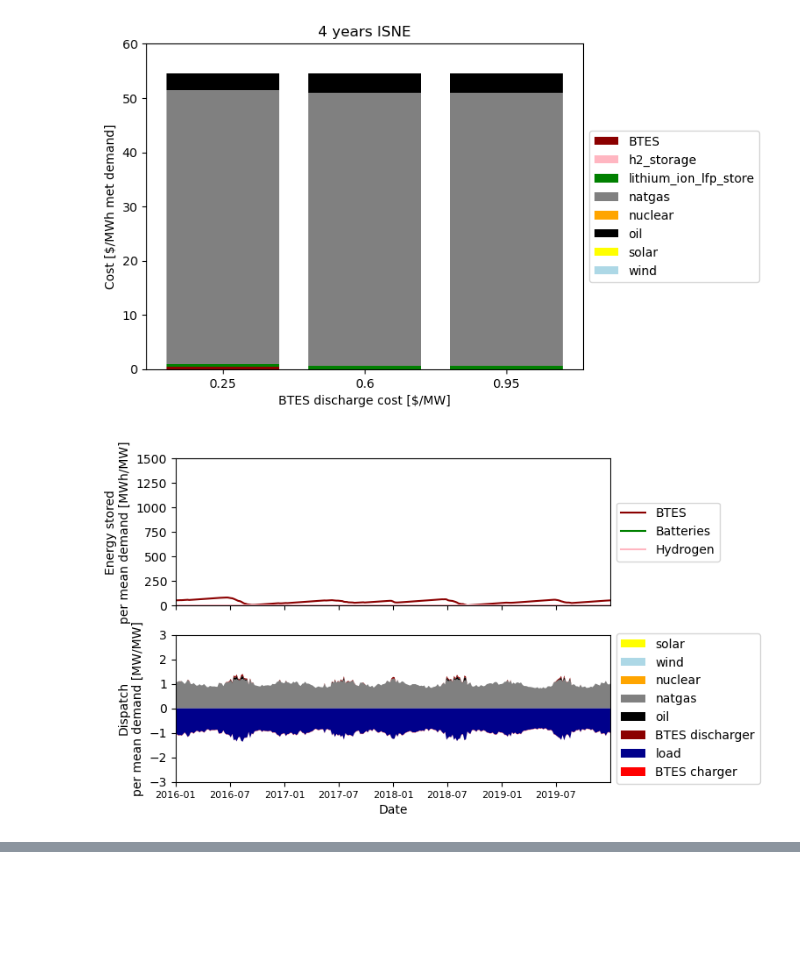
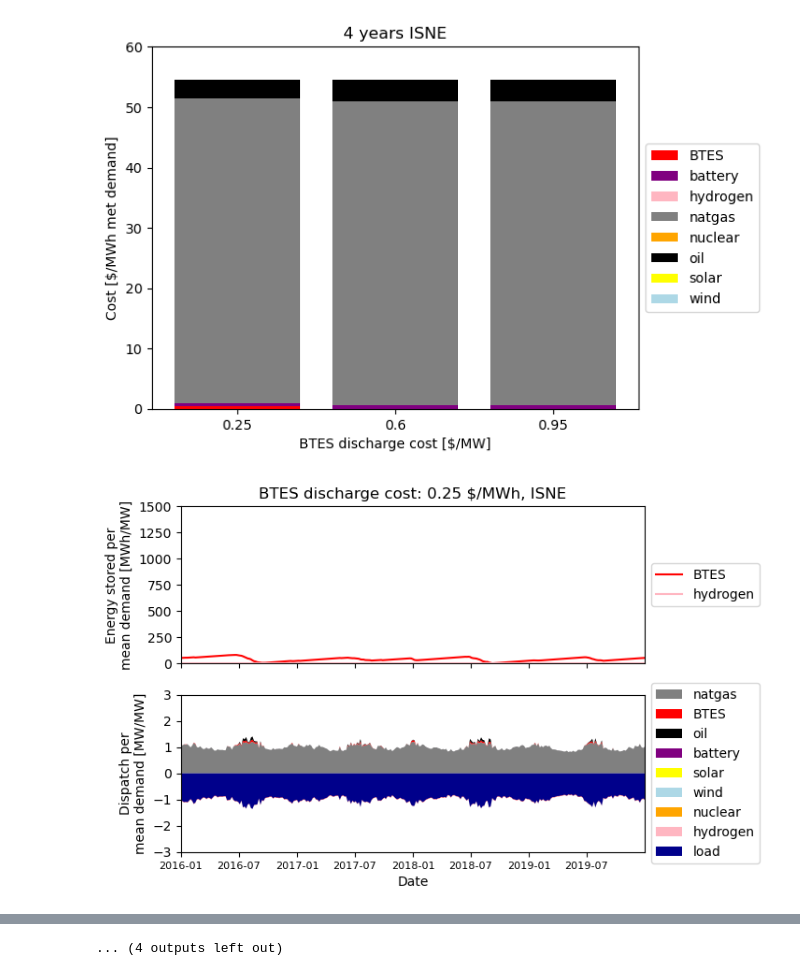
Before and after one commit to carnegie/clab_underground_th_storage, a Jupyter notebook: plot_results.ipynb, the cells around one changed output, grey strips where cells are left out. Saved outputs shown, nothing was run; the diff lists cells and outputs as text; code cells hidden in the pictures; blank space fills up the shorter version.

Commit message:
isne/conus, all/wind-solar plots

```diff
--- a/plot_results.ipynb
+++ b/plot_results.ipynb
@@ -8,17 +8,15 @@ import numpy as np
 color_map = {
     'solar': 'yellow',
     'wind': 'lightblue',
-    'lithium_ion_lfp_store': 'green',
+    'battery': 'purple',
     'nuclear': 'orange',
     'natgas': 'gray',
     'oil': 'black',
-    'h2_storage': 'lightpink',
-    'BTES': 'darkred',
-    'BTES discharger': 'darkred',
-    'BTES charger': 'red',
+    'hydrogen': 'lightpink',
+    'BTES': 'red',
     'load': 'darkblue'}
 # %%
-def plot_cost_scan(data_path, suffix=''):
+def plot_cost_scan(data_path, region, suffix=''):
     """
     Plot the cost scan of the BTES discharge cost
     :param data_path: path to the data
@@ -36,16 +34,17 @@ def plot_cost_scan(data_path, suffix=''):
             data = pickle.load(f)
 
             component_data = data['component results']
-            cost = component_data['Capital Expenditure [$]'] + component_data['Operational Expenditure [$]']
-            # Drop the first index (component type)
-            cost = cost.droplevel(0)
-            # Add components with same name but keep the names
-            cost = cost.groupby(cost.index).sum()
+            # Add by carrier
+            component_data_carrier = component_data.groupby('carrier').sum()
+            cost = component_data_carrier['Capital Expenditure [$]'] + component_data_carrier['Operational Expenditure [$]']
             # Divide by total met demand i.e. withdrawal of load
             total_met_demand = component_data['Withdrawal [MW]']['Load'].sum()
             cost = cost / total_met_demand
             # Drop load
             cost = cost.drop('load')
+            # Group BTES_charger, BTES_discharger and granite into BTES
+            cost = cost.groupby(lambda x: 'BTES' if ('BTES' in x or 'granite' in x) else x).sum()
+
 
             # Make stack bar plot with cost at btes_discharge_cost
             for i, (name, cost_value) in enumerate(cost.items()):
@@ -61,10 +60,10 @@ def plot_cost_scan(data_path, suffix=''):
     by_label = dict(zip(labels, handles))
     # Put legend outside of plot
     plt.legend(by_label.values(), by_label.keys(), loc='center left', bbox_to_anchor=(1, 0.5))
-    if not os.path.exists('figures'):
-        os.makedirs('figures')
-    plt.title('4 years ISNE{0}'.format(' ' + suffix.replace('_','') if suffix else ''))
-    plt.savefig('figures/btes_cost_scan{0}.png'.format(suffix), bbox_inches='tight')
+    if not os.path.exists('figures/{0}'.format(region)):
+        os.makedirs('figures/{0}'.format(region))
+    plt.title('4 years {0}{1}'.format(region.upper(), ' ' + suffix.replace('_','') if suffix else ''))
+    plt.savefig('figures/{0}/btes_cost_scan{1}.png'.format(region, suffix), bbox_inches='tight')
 
     mean_demand = data['time results']['load load'].mean()
     for btes_file in sorted(file_names, key=lambda x: float(x.split('_')[-1].split('.')[0])):
@@ -77,7 +76,7 @@ def plot_cost_scan(data_path, suffix=''):
         with open(os.path.join(data_path, btes_file), 'rb') as f:
             data = pickle.load(f)
             # Make dispatch plot
-            make_storage_plots(data, btes_discharge_cost, mean_demand, suffix)
+            make_storage_plots(data, btes_discharge_cost, mean_demand, region, suffix)
             # Close pickled data
             f.close()
 # %%
@@ -138,10 +149,12 @@ def make_storage_plots(result_data, btes_cost, demand, suffix):
 # %%
 suffixes = ['', '_wind_solar']
+region_names = ['isne', 'conus']
 
-for suffix in suffixes:
-    output_path = 'output_data/btes_base_case_orca' + suffix
+for region_name in region_names:
+    for suffix in suffixes:
+        output_path = 'output_data/btes_base_case_orca{0}{1}'.format('_'+region_name if not region_name=='isne' else '', suffix)
 
-    plot_cost_scan(output_path,suffix)
+        plot_cost_scan(output_path, region_name, suffix)
 # %% [output]
-[figure, old version]
+[figure, new version]
-[figure, old version]
+[figure, new version]
@@ -153,0 +171 @@ for suffix in suffixes:
+... (4 outputs left out)
```
Also changed, not shown: parts of 2 cells of this notebook.
